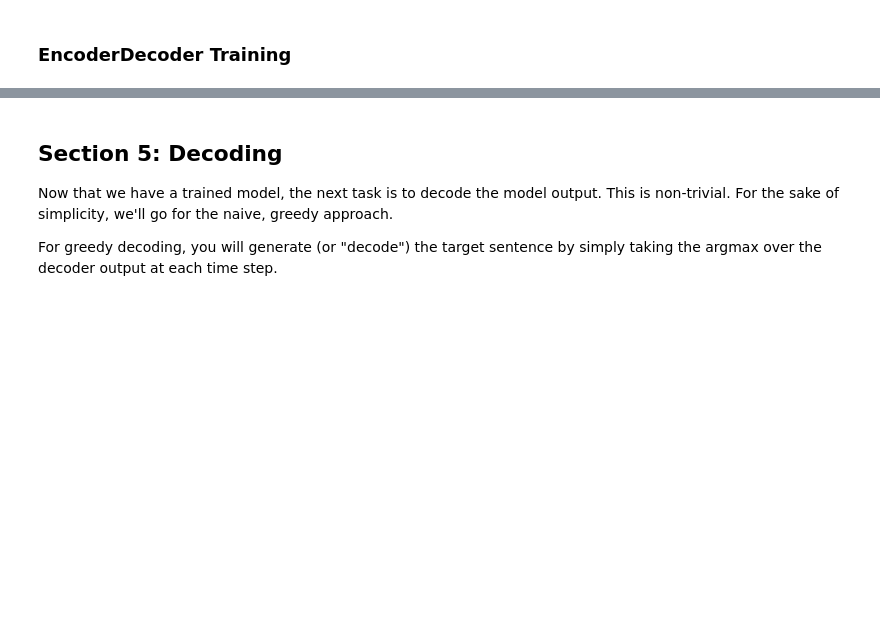
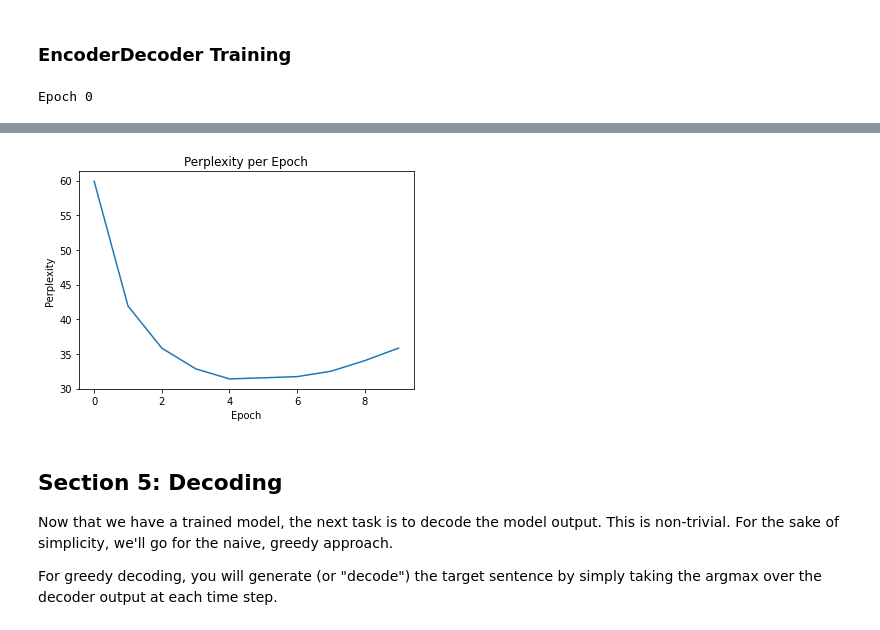
Before and after one commit to cicattzo/mit_advanced_nlp, a Jupyter notebook: HA3_Seq2Seq_improved_code.ipynb, the cells around one changed output, grey strips where cells are left out. Drawn from its saved outputs; the diff is of its cells as text; code cells hidden in the pictures; blank space fills up the shorter version.

```diff
--- a/HA3_Seq2Seq_improved_code.ipynb
+++ b/HA3_Seq2Seq_improved_code.ipynb
@@ -224,7 +229,7 @@ class Encoder(nn.Module):
     # self.embedding = nn.Embedding(input_size, hidden_size)
 
     self.rnn = nn.GRU(input_size, hidden_size, 1,
-                          batch_first=True, dropout=dropout)
+                          batch_first=True, bidirectional=True, dropout=dropout)
 
 
     # --------- Your code ends --------- #
@@ -252,6 +257,11 @@ class Encoder(nn.Module):
     output, final = self.rnn(packed)
     output, _ = pad_packed_sequence(output, batch_first=True, total_length = MAX_SENT_LENGTH_PLUS_SOS_EOS)
 
+    fwd_final = final[0:final.size(0):2]
+    bwd_final = final[1:final.size(0):2]
+
+    final = torch.cat([fwd_final, bwd_final], dim=2)
+
     # --------- Your code here --------- #
     # hint: you probably want to pack the inputs and outputs (see note below)
     #       https://pytorch.org/docs/stable/generated/torch.nn.utils.rnn.pack_padded_sequence.html
@@ -297,13 +307,13 @@ class Decoder(nn.Module):
 
     # self.rnn = nn.GRU(hidden_size, hidden_size, 1, batch_first=True, dropout=dropout)
 
-    self.rnn = nn.GRU(input_size, hidden_size, 1, batch_first=True, dropout=dropout)
+    self.rnn = nn.GRU(input_size, 2*hidden_size, 1, batch_first=True, dropout=dropout)
 
-    self.bridge = nn.Linear(hidden_size, hidden_size, bias=True)
+    self.bridge = nn.Linear(2*hidden_size, 2*hidden_size, bias=True)
 
     self.dropout_layer = nn.Dropout(p=dropout)
 
-    self.out = nn.Linear(hidden_size, input_size, bias = False)
+    self.out = nn.Linear(2*hidden_size, input_size, bias = False)
 
 
 
@@ -325,11 +335,9 @@ class Decoder(nn.Module):
     """
     # pre_output = None
     # --------- Your code here --------- #
-    # embed = self.embedding(prev_embed)
+
     pre_output, hidden = self.rnn(prev_embed, hidden)
-    # pre_output = self.dropout_layer(pre_output)
-    # pre_output = torch.cat([prev_embed, pre_output], dim=2)
-    # pre_output = self.bridge(pre_output)
+
     pre_output = self.dropout_layer(pre_output)
     pre_output = self.out(pre_output)
     # --------- Your code ends --------- #
@@ -602,9 +610,11 @@ if train_model:
   pure_dev_ppls = train(pure_seq2seq, num_epochs=10, learning_rate=1e-3,
                         print_every=100)
 
-  torch.save(pure_seq2seq.state_dict(), MODEL_FOLDER+"/" + "pure_seq2seq.pt")
+  # torch.save(pure_seq2seq.state_dict(), MODEL_FOLDER+"/" + "pure_seq2seq.pt")
 
   # Plot perplexity
   lab_utils.plot_perplexity(pure_dev_ppls)
 else:
   pure_seq2seq.load_state_dict(torch.load(MODEL_FOLDER+"/" + "pure_seq2seq.pt"))
+# %% [output]
+Epoch 0
@@ -611,3 +638,4 @@ else:
+[figure, added]
 # %% [markdown]
 ## Section 5: Decoding
 
```
Also changed, not shown: parts of 5 cells of this notebook.
